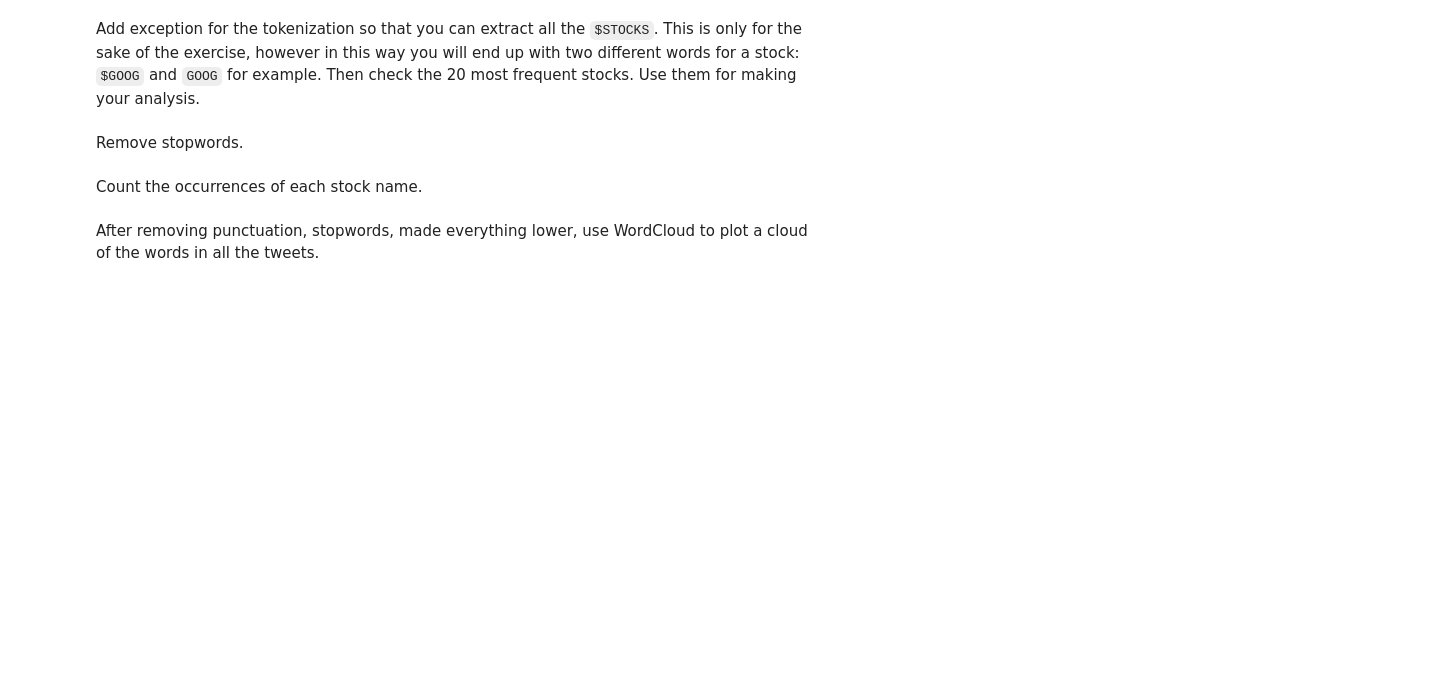
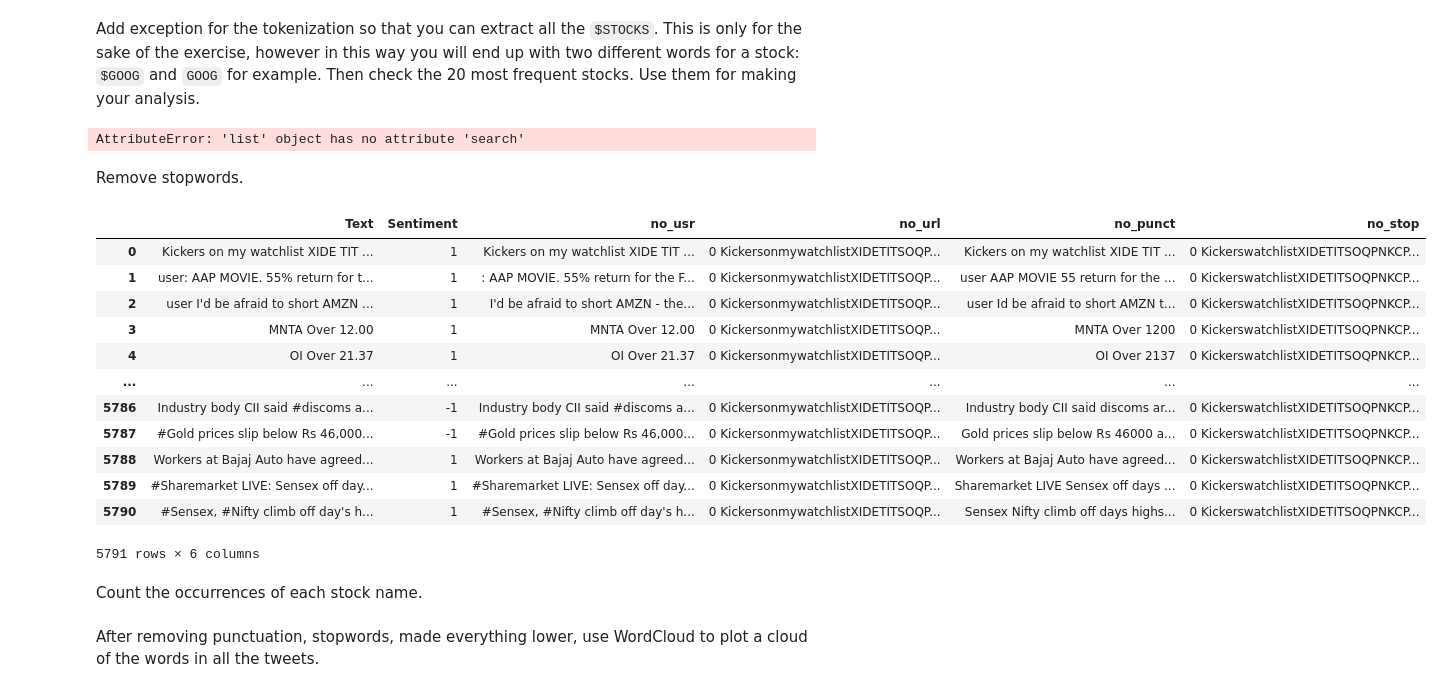
Before and after one commit to lpianta/ai_fall_exercises, a Jupyter notebook: M7_Natural_Language_Processing/2. Tokenization and RegEx/02. Twitter Stocks/02. Twitter Stocks.ipynb, the cells around one changed output. Cells and saved outputs as stored; diff of their text form; code cells hidden in the pictures; blank space fills up the shorter version.

```diff
--- a/M7_Natural_Language_Processing/2. Tokenization and RegEx/02. Twitter Stocks/02. Twitter Stocks.ipynb
+++ b/M7_Natural_Language_Processing/2. Tokenization and RegEx/02. Twitter Stocks/02. Twitter Stocks.ipynb
@@ -124,7 +139,15 @@ data
 Add exception for the tokenization so that you can extract all the `$STOCKS`. This is only for the sake of the exercise, however in this way you will end up with two different words for a stock: `$GOOG` and `GOOG` for example. Then check the 20 most frequent stocks. Use them for making your analysis.
 # %%
 # your code here
+from spacy.tokenizer import Tokenizer
 
 custom_prefixes = nlp.Defaults.prefixes + [r"\$[a-zA-Z]+",]
+
+
+
+tokenizer = Tokenizer(
+    vocab=nlp.vocab, prefix_search=custom_prefixes.search)
+# %% [output]
+AttributeError: 'list' object has no attribute 'search'
 # %% [markdown]
 Remove stopwords.
@@ -133,3 +167,19 @@ Remove stopwords.
+# %%
+data
+# %% [output]
+|  | Text | Sentiment | no_usr | no_url | no_punct | no_stop |
+| 0 | Kickers on my watchlist XIDE TIT ... | 1 | Kickers on my watchlist XIDE TIT ... | 0 KickersonmywatchlistXIDETITSOQP... | Kickers on my watchlist XIDE TIT ... | 0 KickerswatchlistXIDETITSOQPNKCP... |
+| 1 | user: AAP MOVIE. 55% return for t... | 1 | : AAP MOVIE. 55% return for the F... | 0 KickersonmywatchlistXIDETITSOQP... | user AAP MOVIE 55 return for the ... | 0 KickerswatchlistXIDETITSOQPNKCP... |
+| 2 | user I'd be afraid to short AMZN ... | 1 | I'd be afraid to short AMZN - the... | 0 KickersonmywatchlistXIDETITSOQP... | user Id be afraid to short AMZN t... | 0 KickerswatchlistXIDETITSOQPNKCP... |
+| 3 | MNTA Over 12.00 | 1 | MNTA Over 12.00 | 0 KickersonmywatchlistXIDETITSOQP... | MNTA Over 1200 | 0 KickerswatchlistXIDETITSOQPNKCP... |
+| 4 | OI Over 21.37 | 1 | OI Over 21.37 | 0 KickersonmywatchlistXIDETITSOQP... | OI Over 2137 | 0 KickerswatchlistXIDETITSOQPNKCP... |
+| ... | ... | ... | ... | ... | ... | ... |
+| 5786 | Industry body CII said #discoms a... | -1 | Industry body CII said #discoms a... | 0 KickersonmywatchlistXIDETITSOQP... | Industry body CII said discoms ar... | 0 KickerswatchlistXIDETITSOQPNKCP... |
+| 5787 | #Gold prices slip below Rs 46,000... | -1 | #Gold prices slip below Rs 46,000... | 0 KickersonmywatchlistXIDETITSOQP... | Gold prices slip below Rs 46000 a... | 0 KickerswatchlistXIDETITSOQPNKCP... |
+| 5788 | Workers at Bajaj Auto have agreed... | 1 | Workers at Bajaj Auto have agreed... | 0 KickersonmywatchlistXIDETITSOQP... | Workers at Bajaj Auto have agreed... | 0 KickerswatchlistXIDETITSOQPNKCP... |
+| 5789 | #Sharemarket LIVE: Sensex off day... | 1 | #Sharemarket LIVE: Sensex off day... | 0 KickersonmywatchlistXIDETITSOQP... | Sharemarket LIVE Sensex off days ... | 0 KickerswatchlistXIDETITSOQPNKCP... |
+| 5790 | #Sensex, #Nifty climb off day's h... | 1 | #Sensex, #Nifty climb off day's h... | 0 KickersonmywatchlistXIDETITSOQP... | Sensex Nifty climb off days highs... | 0 KickerswatchlistXIDETITSOQPNKCP... |
+5791 rows × 6 columns
 # %% [markdown]
 Count the occurrences of each stock name.
 # %%
```
Also changed, not shown: parts of 6 cells of this notebook.
